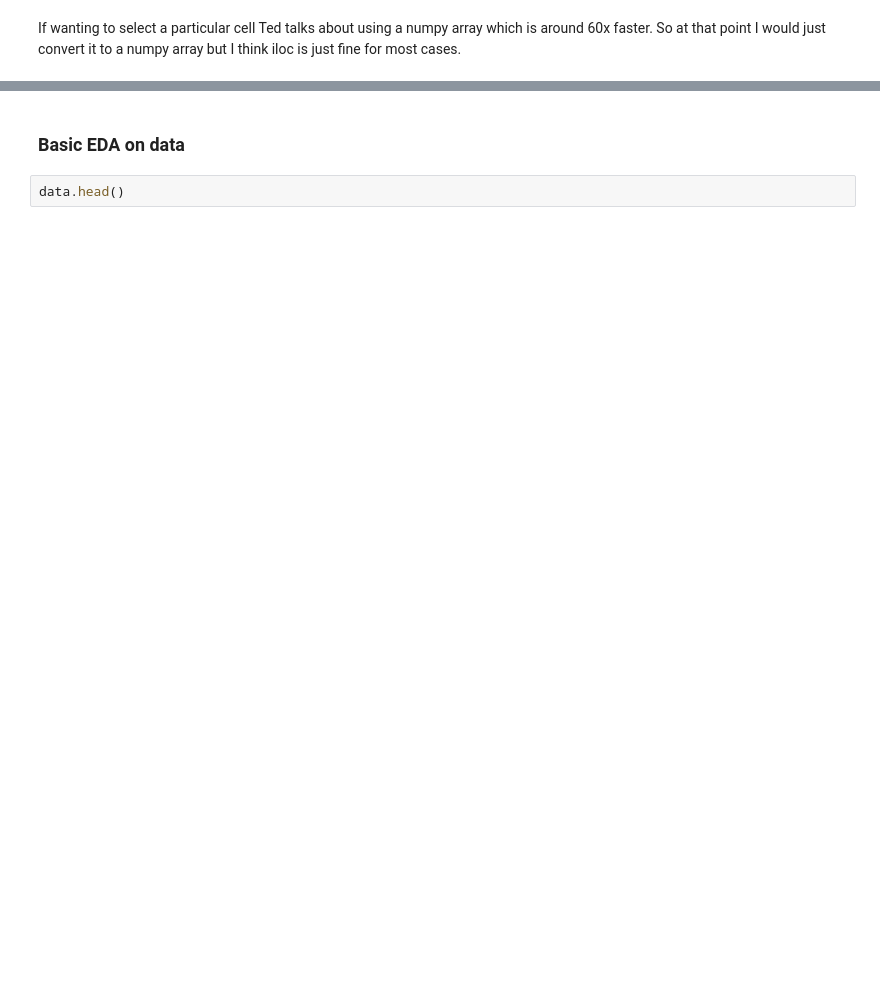
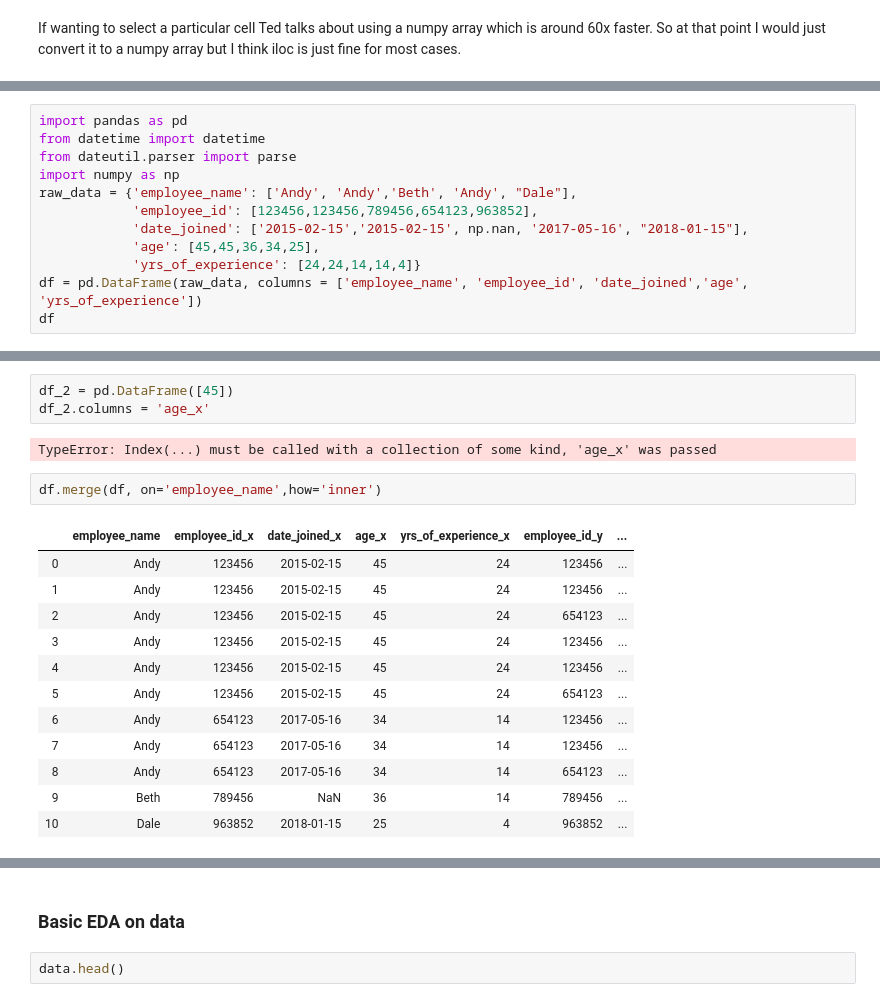
Before and after one commit to goodwin-matt/data_science_toolkit, a Jupyter notebook: DataScienceCode/General_DS/Pandas_Overview.ipynb, the cells around one changed output, grey strips where cells are left out. Saved outputs shown, nothing was run; the diff lists cells and outputs as text; blank space fills up the shorter version.

```diff
--- a/DataScienceCode/Pandas_Overview.ipynb
+++ b/DataScienceCode/General_DS/Pandas_Overview.ipynb
@@ -19,0 +22,12 @@ If wanting to select a particular cell Ted talks about using a numpy array which
+# %%
+import pandas as pd
+from datetime import datetime
+from dateutil.parser import parse
+import numpy as np
+raw_data = {'employee_name': ['Andy', 'Andy','Beth', 'Andy', "Dale"],
+            'employee_id': [123456,123456,789456,654123,963852],
+            'date_joined': ['2015-02-15','2015-02-15', np.nan, '2017-05-16', "2018-01-15"],
+            'age': [45,45,36,34,25],
+            'yrs_of_experience': [24,24,14,14,4]}
+df = pd.DataFrame(raw_data, columns = ['employee_name', 'employee_id', 'date_joined','age', 'yrs_of_experience'])
+df
@@ -19,0 +55,20 @@ If wanting to select a particular cell Ted talks about using a numpy array which
+# %%
+df_2 = pd.DataFrame([45])
+df_2.columns = 'age_x'
+# %% [output]
+TypeError: Index(...) must be called with a collection of some kind, 'age_x' was passed
+# %%
+df.merge(df, on='employee_name',how='inner')
+# %% [output]
+|  | employee_name | employee_id_x | date_joined_x | age_x | yrs_of_experience_x | employee_id_y | ... |
+| 0 | Andy | 123456 | 2015-02-15 | 45 | 24 | 123456 | ... |
+| 1 | Andy | 123456 | 2015-02-15 | 45 | 24 | 123456 | ... |
+| 2 | Andy | 123456 | 2015-02-15 | 45 | 24 | 654123 | ... |
+| 3 | Andy | 123456 | 2015-02-15 | 45 | 24 | 123456 | ... |
+| 4 | Andy | 123456 | 2015-02-15 | 45 | 24 | 123456 | ... |
+| 5 | Andy | 123456 | 2015-02-15 | 45 | 24 | 654123 | ... |
+| 6 | Andy | 654123 | 2017-05-16 | 34 | 14 | 123456 | ... |
+| 7 | Andy | 654123 | 2017-05-16 | 34 | 14 | 123456 | ... |
+| 8 | Andy | 654123 | 2017-05-16 | 34 | 14 | 654123 | ... |
+| 9 | Beth | 789456 | NaN | 36 | 14 | 789456 | ... |
+| 10 | Dale | 963852 | 2018-01-15 | 25 | 4 | 963852 | ... |
```
Also changed, not shown: parts of 17 cells of this notebook, 39 other files.
